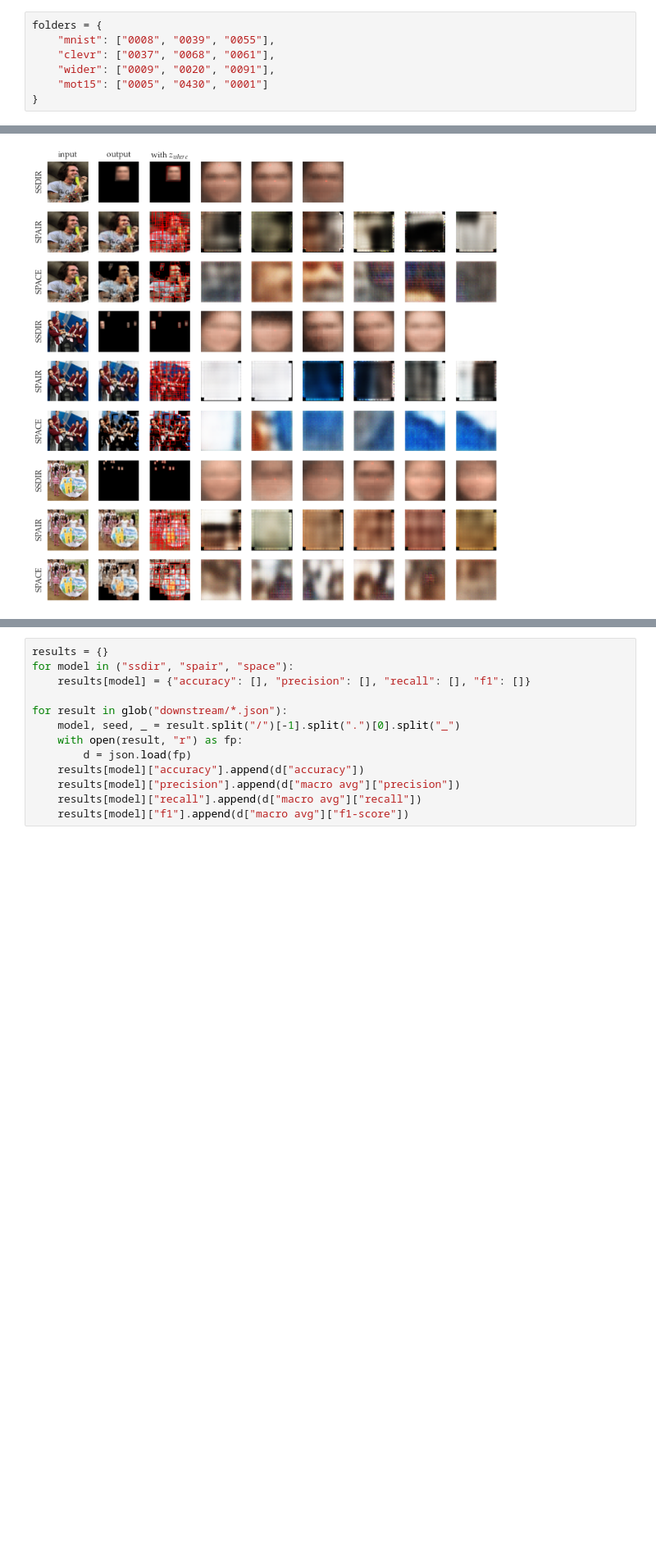
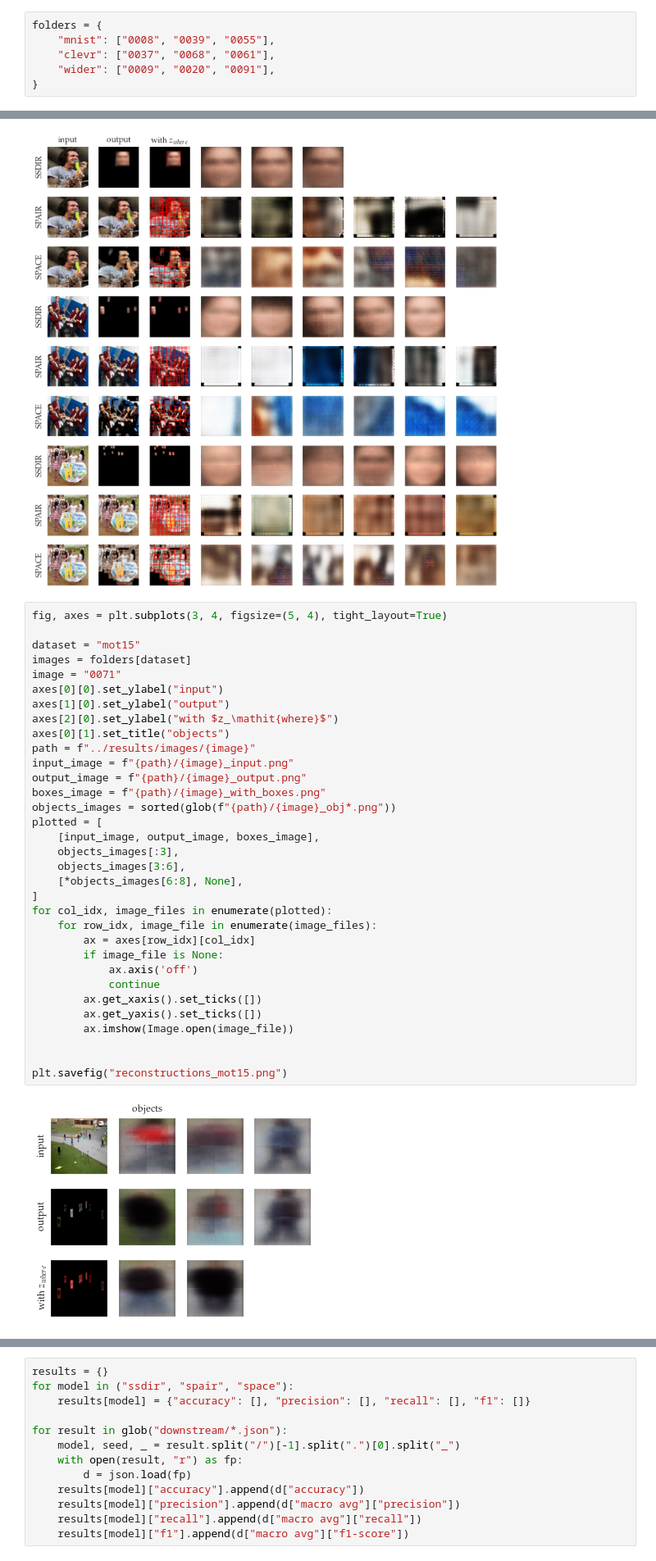
Before and after one commit to piotlinski/pytorch-ssdir, a Jupyter notebook: experiments/Untitled.ipynb, the cells around one changed output, grey strips where cells are left out. Shown at 82% size. Cells and saved outputs as stored; diff of their text form; blank space fills up the shorter version.

```diff
--- a/experiments/Untitled.ipynb
+++ b/experiments/Untitled.ipynb
@@ -41,7 +38,6 @@ folders = {
     "mnist": ["0008", "0039", "0055"],
     "clevr": ["0037", "0068", "0061"],
     "wider": ["0009", "0020", "0091"],
-    "mot15": ["0005", "0430", "0001"]
 }
 # %%
 fig, axes = plt.subplots(9, 9, figsize=(12,12), tight_layout=True)
@@ -174,6 +138,41 @@ for idx, image in enumerate(images):
 plt.savefig("reconstructions_wider.png")
 # %% [output]
 [figure]
+# %%
+fig, axes = plt.subplots(3, 4, figsize=(5, 4), tight_layout=True)
+
+dataset = "mot15"
+images = folders[dataset]
+image = "0071"
+axes[0][0].set_ylabel("input")
+axes[1][0].set_ylabel("output")
+axes[2][0].set_ylabel("with $z_\mathit{where}$")
+axes[0][1].set_title("objects")
+path = f"../results/images/{image}"
+input_image = f"{path}/{image}_input.png"
+output_image = f"{path}/{image}_output.png"
+boxes_image = f"{path}/{image}_with_boxes.png"
+objects_images = sorted(glob(f"{path}/{image}_obj*.png"))
+plotted = [
+    [input_image, output_image, boxes_image],
+    objects_images[:3],
+    objects_images[3:6],
+    [*objects_images[6:8], None],
+]
+for col_idx, image_files in enumerate(plotted):
+    for row_idx, image_file in enumerate(image_files):
+        ax = axes[row_idx][col_idx]
+        if image_file is None:
+            ax.axis('off')
+            continue
+        ax.get_xaxis().set_ticks([])
+        ax.get_yaxis().set_ticks([])
+        ax.imshow(Image.open(image_file))
+
+
+plt.savefig("reconstructions_mot15.png")
+# %% [output]
+[figure, added]
 # %%
 fig, axes = plt.subplots(9, 9, figsize=(8,8), tight_layout=True)
 
```
Also changed, not shown: parts of 11 cells of this notebook, 4 other files.
